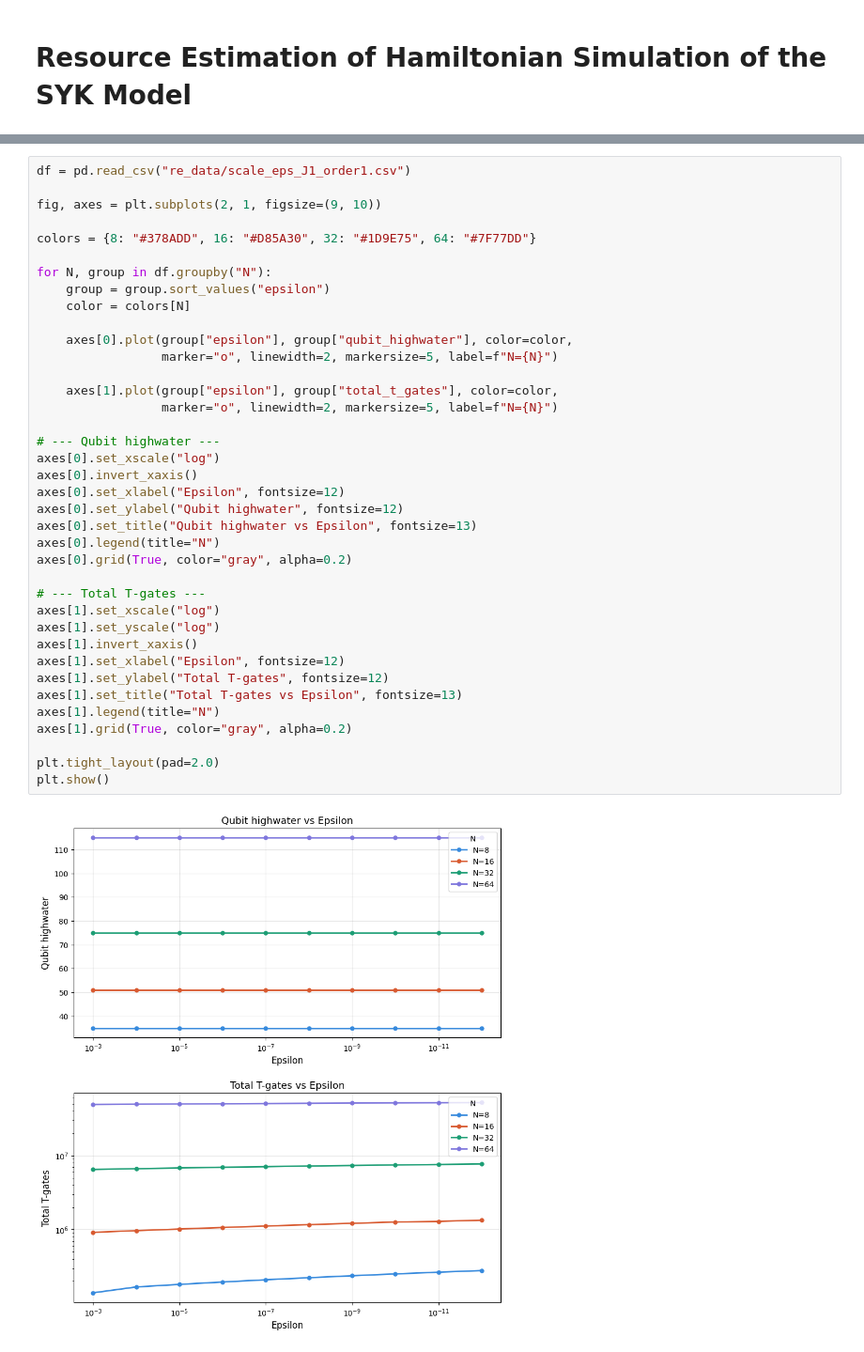
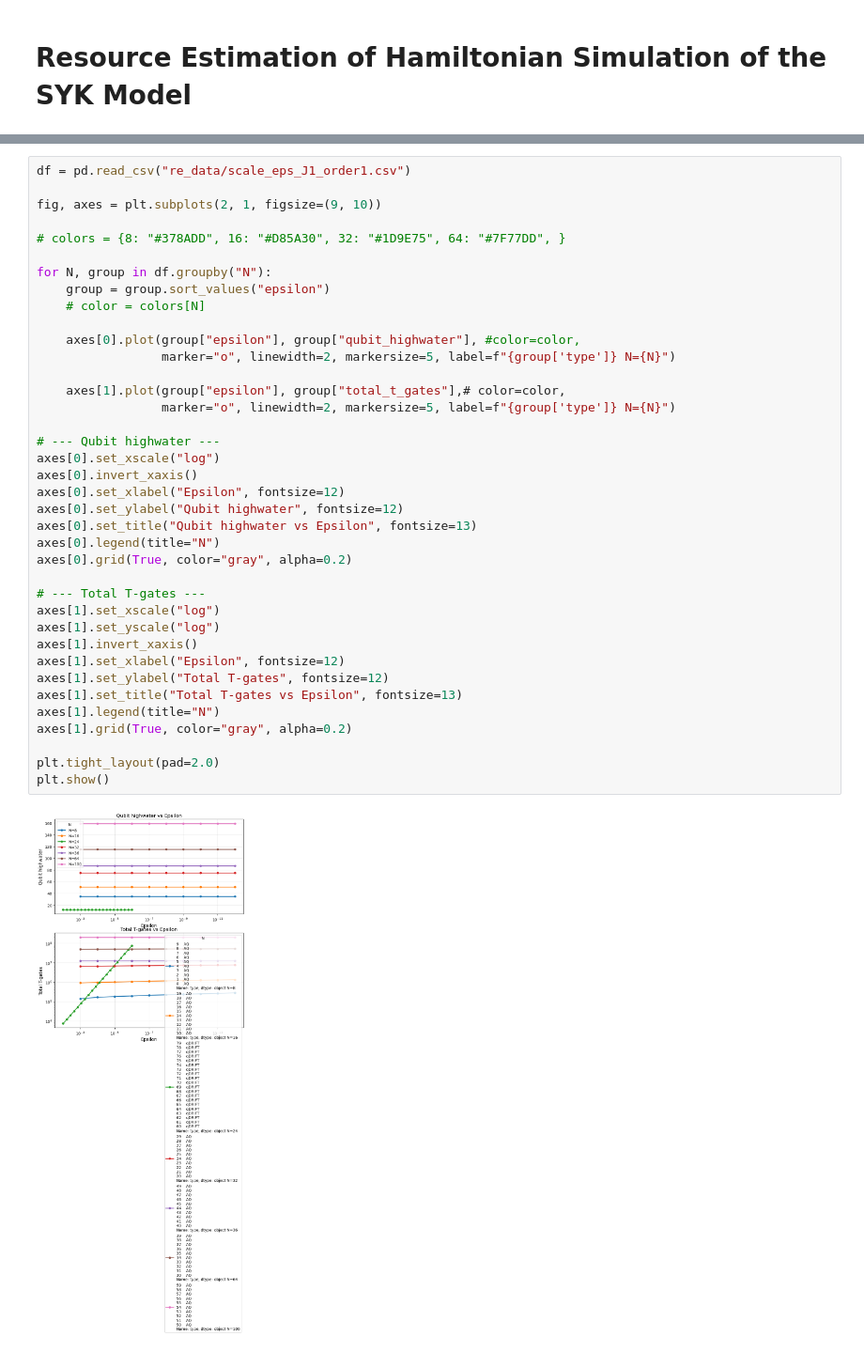
Before and after one commit to b-goldsmith/syk-simulation, a Jupyter notebook: syk_simulation/notebooks/re.ipynb, the cells around one changed output, grey strips where cells are left out. Shown at 94% size. Cells and saved outputs as stored; diff of their text form.

```diff
--- a/syk_simulation/notebooks/re.ipynb
+++ b/syk_simulation/notebooks/re.ipynb
@@ -42,38 +60,38 @@ df = pd.read_csv("re_data/scale_eps_J1_order1.csv")
 
 fig, axes = plt.subplots(2, 1, figsize=(9, 10))
 
-colors = {8: "#378ADD", 16: "#D85A30", 32: "#1D9E75", 64: "#7F77DD"}
+# colors = {8: "#378ADD", 16: "#D85A30", 32: "#1D9E75", 64: "#7F77DD", }
 
 for N, group in df.groupby("N"):
     group = group.sort_values("epsilon")
-    color = colors[N]
+    # color = colors[N]
 
-    axes[0].plot(group["epsilon"], group["qubit_highwater"], color=color,
-                 marker="o", linewidth=2, markersize=5, label=f"N={N}")
+    axes[0].plot(group["epsilon"], group["qubit_highwater"], #color=color,
+                 marker="o", linewidth=2, markersize=5, label=f"{group['type']} N={N}")
 
-    axes[1].plot(group["epsilon"], group["total_t_gates"], color=color,
-                 marker="o", linewidth=2, markersize=5, label=f"N={N}")
+    axes[1].plot(group["epsilon"], group["total_t_gates"],# color=color,
+                 marker="o", linewidth=2, markersize=5, label=f"{group['type']} N={N}")
 
 # --- Qubit highwater ---
 axes[0].set_xscale("log")
 axes[0].invert_xaxis()
 axes[0].set_xlabel("Epsilon", fontsize=12)
 axes[0].set_ylabel("Qubit highwater", fontsize=12)
 axes[0].set_title("Qubit highwater vs Epsilon", fontsize=13)
 axes[0].legend(title="N")
 axes[0].grid(True, color="gray", alpha=0.2)
 
 # --- Total T-gates ---
 axes[1].set_xscale("log")
 axes[1].set_yscale("log")
 axes[1].invert_xaxis()
 axes[1].set_xlabel("Epsilon", fontsize=12)
 axes[1].set_ylabel("Total T-gates", fontsize=12)
 axes[1].set_title("Total T-gates vs Epsilon", fontsize=13)
 axes[1].legend(title="N")
 axes[1].grid(True, color="gray", alpha=0.2)
 
 plt.tight_layout(pad=2.0)
 plt.show()
 # %% [output]
-[figure, old version]
+[figure, new version]
```
Also changed, not shown: parts of 2 cells of this notebook, 2 other files.
